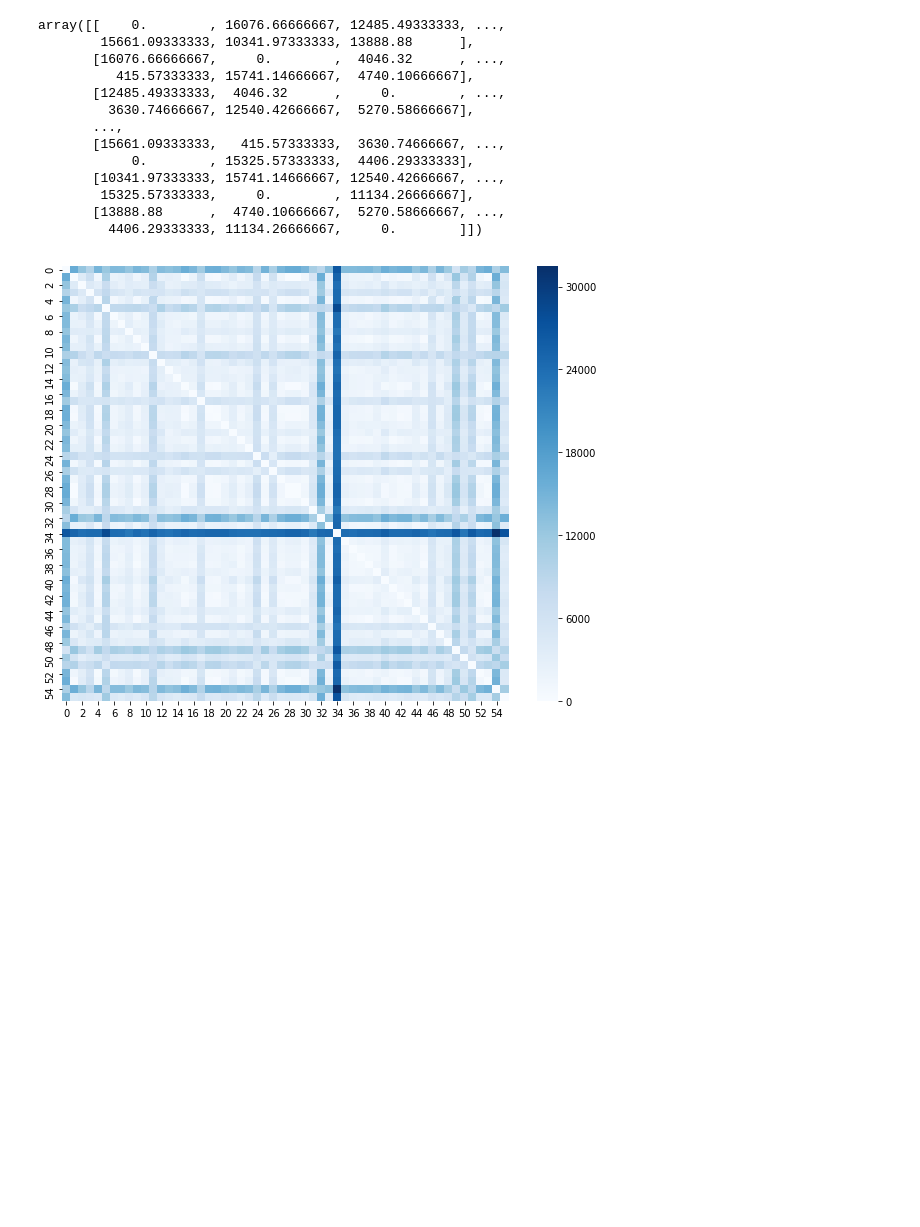
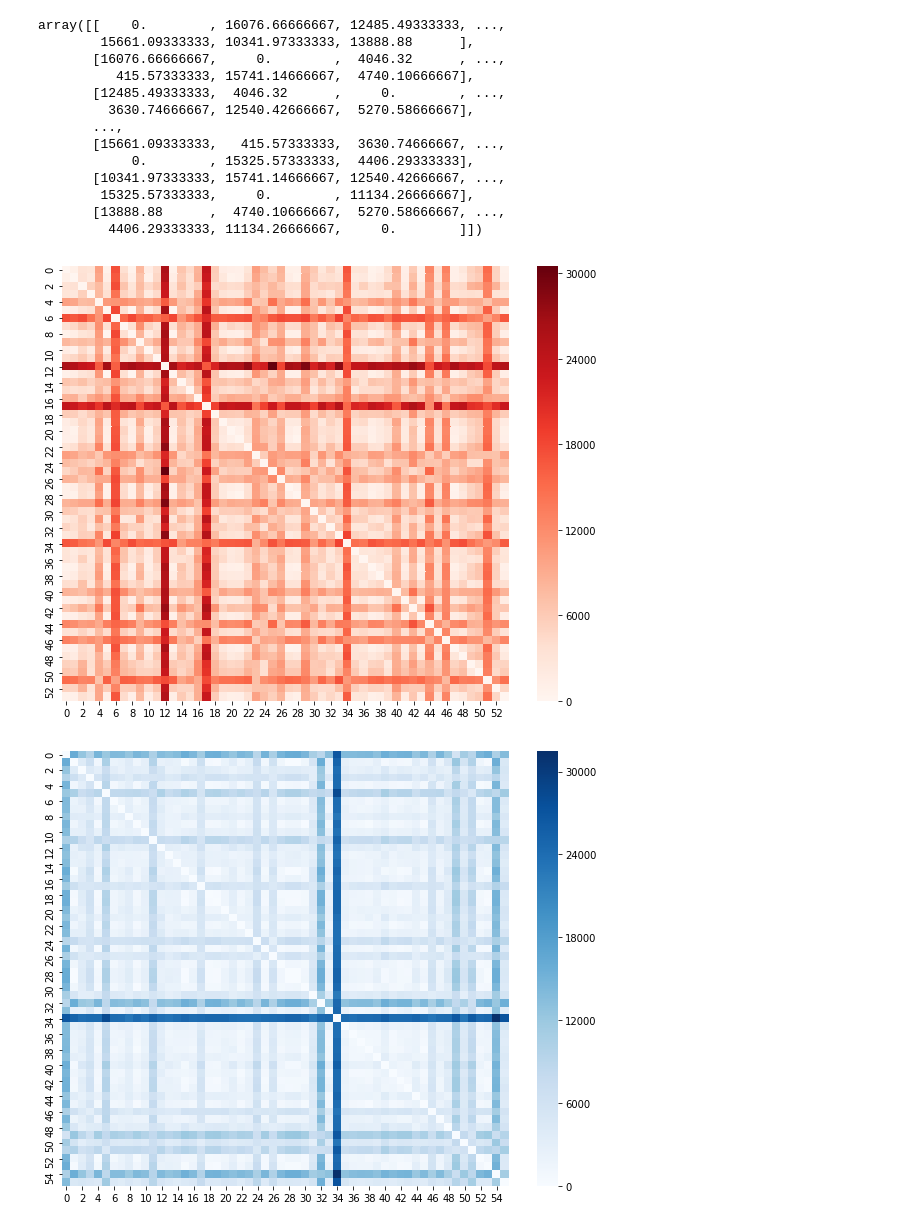
Before and after one commit to Sandy4321/sc2_ml, a Jupyter notebook: notebooks/[08]_gaem_events.ipynb, the cells around one changed output. Cells and saved outputs as stored; diff of their text form; code cells hidden in the pictures; blank space fills up the shorter version.

```diff
--- a/notebooks/[08]_gaem_events.ipynb
+++ b/notebooks/[08]_gaem_events.ipynb
@@ -72,5 +72,21 @@ for i,pb in enumerate(bo_dict['Protoss']):
 len(protoss_builds)
 # %% [output]
 56
+# %%
+protoss_train =[]
+for i,pt in enumerate(to_dict['Protoss']):
+    trains = {}
+    for unit in protoss_units:
+        trains[unit] = deque([0.0]*10, 10)
+    for line in pt:
+        if line[1] in protoss_units and line[1] != 'Probe':
+            trains[line[1]].appendleft(int(line[0]))
+    a = pd.DataFrame.from_dict(trains)
+    protoss_train.append(a.values)
 # %% [markdown]
 ### Distance matrix
+# %%
+train_mat = np.zeros((len(protoss_train), len(protoss_train)))
+for i,a in enumerate(protoss_train):
+    for j,b in enumerate(protoss_train):
+        train_mat[i,j] = np.mean(np.abs(a - b))
@@ -95,6 +121,12 @@ array([[    0.        , 16076.66666667, 12485.49333333, ...,
         15325.57333333,     0.        , 11134.26666667],
        [13888.88      ,  4740.10666667,  5270.58666667, ...,
          4406.29333333, 11134.26666667,     0.        ]])
+# %%
+plt.figure(figsize=(10,8))
+sns.heatmap(train_mat, cmap='Reds')
+plt.show()
+# %% [output]
+[figure, added]
 # %%
 plt.figure(figsize=(10,8))
 sns.heatmap(mat, cmap='Blues')
```
Also changed, not shown: parts of 6 cells of this notebook, 4 other files.
